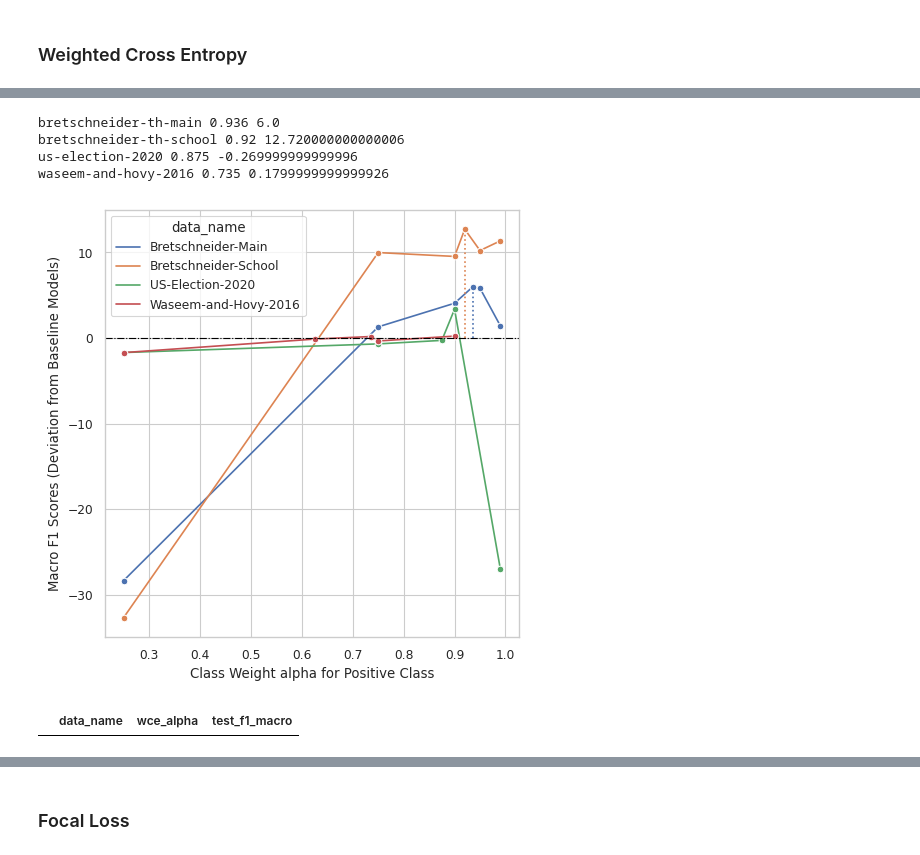
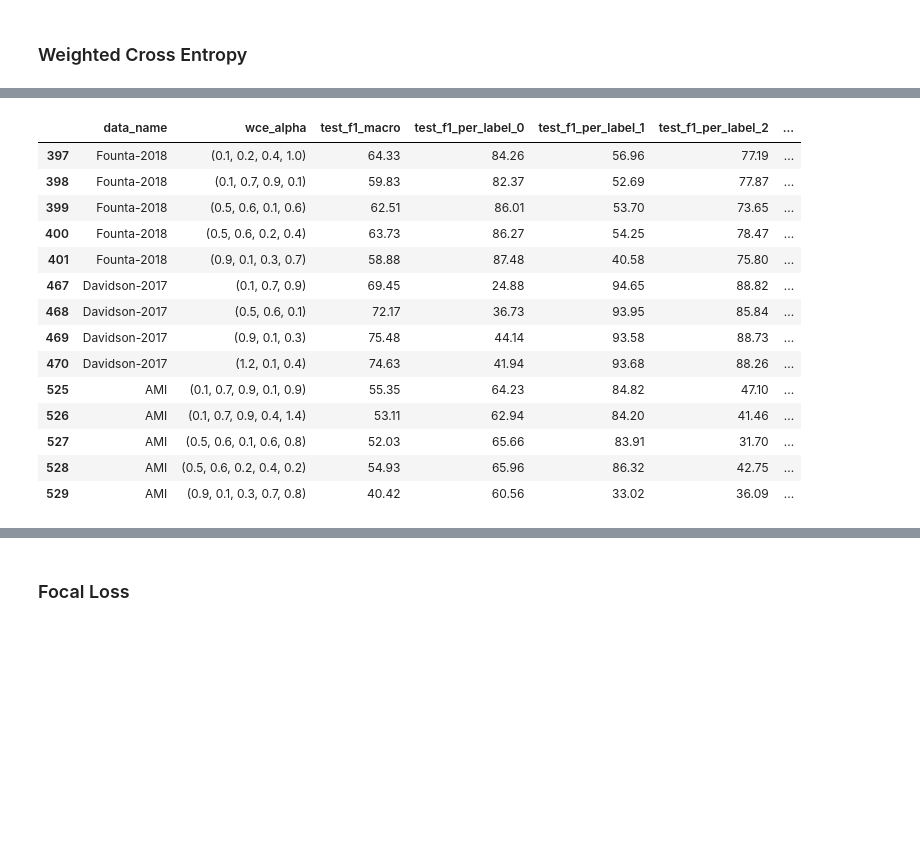
Before and after one commit to zhangyaqi20/imbalanced_text_classification, a Jupyter notebook: extract_mlflow_results.ipynb, the cells around one changed output, grey strips where cells are left out. Saved outputs shown, nothing was run; the diff lists cells and outputs as text; code cells hidden in the pictures; blank space fills up the shorter version.

```diff
--- a/extract_mlflow_results.ipynb
+++ b/extract_mlflow_results.ipynb
@@ -4,9 +4,12 @@ import ast
 import pandas as pd
 
 # 'gao-2018-fhc',
-bin_data_names = ['bretschneider-th-main', 'twitter-hate-speech-tsa', 'bretschneider-th-school', 'gibert-2018-shs', 'us-election-2020', 'cmsb-tsd', 'waseem-and-hovy-2016']
+bin_data_names = ['twitter-hate-speech-tsa', 'civil-comments', 'gibert-2018-shs', 'us-election-2020', 'cmsb-tsd']
 multi_class_data_names = ['founta-2018-thas', 'davidson-thon', 'ami']
-data_names = bin_data_names + multi_class_data_names
+eval_data_names = bin_data_names + multi_class_data_names
+
+compare_rho_data_names = ['gao-2018-fhc', 'gao-2018-fhc_rho=5.0', 'gao-2018-fhc_rho=10.0', 'gao-2018-fhc_rho=15.0', 'gao-2018-fhc_rho=20.0',
+                            'waseem-and-hovy-2016', 'waseem-and-hovy-2016_rho=5.0', 'waseem-and-hovy-2016_rho=10.0', 'waseem-and-hovy-2016_rho=15.0', 'waseem-and-hovy-2016_rho=20.0']
 
 data_cols = ["data_name", "num_classes", "data_type", "size", "rho", "distribution"]
 variant_cols = ['variant', 'sampling_modifiedRS_rho', 'sampling_weightedRS_percentage', 'augmentation_rho', 'augmentation_percentage', 'augmentation_top_k', 'wce_alpha', 'fl_gamma', "augmentation_bert_top_k"]
@@ -14,7 +17,7 @@ metric_suffices = ['f1_macro', 'f1_per_label_0', 'f1_per_label_1', 'f1_per_label
 metrics_cols = [f'train_{suffix}' for suffix in metric_suffices] + [f'val_{suffix}' for suffix in metric_suffices] + [f'test_{suffix}' for suffix in metric_suffices]
 cols_raw = data_cols + variant_cols + ['pl_seed'] + metrics_cols + ["best_epoch"] + ['mlflow_run_id']
 
-cols_seeds_mean = data_cols + variant_cols[:-1] + ['val_f1_macro', 'test_f1_macro', 'test_f1_macro_std'] + [f'test_{suffix}' for suffix in metric_suffices[1:]]
+cols_seeds_mean = data_cols + variant_cols[:-1] + ['val_f1_macro', 'test_f1_macro', 'test_f1_macro_std'] + [metric for metric in metrics_cols if metric not in ['val_f1_macro', 'test_f1_macro', 'test_f1_macro_std']]
 
 results_excel_path = "results_all.xlsx"
 cols_results = data_cols + variant_cols[:-1] + ['test_f1_macro', 'test_f1_macro_std']
@@ -110,7 +125,10 @@ def get_value_by_run_id(data_dir, run_id, key):
     if value is None:
         value = "-"
         if "train" in key or "val" in key or "test" in key:
-            value = 0
+            if "per_label" in key:
+                value = 0
+            else:
+                raise RuntimeError(f"This run log {data_dir + run_id} does not have test metrics. ")
     return value
 
 def get_best_epoch_by_run_id(data_dir, run_id):
@@ -169,6 +187,8 @@ def aggregate_results(data_name, writer):
     df_val_f1_max = df_seeds_mean.loc[df_seeds_mean.groupby(["variant"])['val_f1_macro'].idxmax()].reset_index(drop=True)
     return df, df_seeds_mean, df_val_f1_max
 # %%
+data_names = eval_data_names
+
 writer = pd.ExcelWriter(results_excel_path)
 df_all_raw_results = pd.DataFrame(columns=cols_raw)
 df_all_mean_results = pd.DataFrame(columns=cols_seeds_mean)
@@ -257,9 +259,8 @@ sns.color_palette()
  (0.8, 0.7254901960784313, 0.4549019607843137),
  (0.39215686274509803, 0.7098039215686275, 0.803921568627451)]
 # %%
-data_name_orig2display = {'bretschneider-th-main': 'Bretschneider-Main',
-                            'twitter-hate-speech-tsa': 'Twitter-Hate-Speech',
-                            'bretschneider-th-school': 'Bretschneider-School',
+data_name_orig2display = {'twitter-hate-speech-tsa': 'Twitter-Hate-Speech',
+                            'civil-comments': 'Civil-Comments',
                             'gibert-2018-shs': 'Gibert-2018',
                             'us-election-2020': 'US-Election-2020',
                             'cmsb-tsd': 'CMSB',
@@ -394,37 +394,21 @@ df_mean_wce
-# %%
-import seaborn as sns
-import matplotlib.pyplot as plt
-fig, ax = plt.subplots(figsize=(5,5))
-sns.lineplot(x="wce_alpha", y="pos_f1_delta", data=df_mean_wce, hue="data_name", marker="o", ax=ax)
-
-data2alpha = {"bretschneider-th-main": 0.936, "bretschneider-th-school": 0.92, "us-election-2020": 0.875, "waseem-and-hovy-2016": 0.735}
-for i, (data_name, alpha) in enumerate(data2alpha.items()):
-    where_is_alpha = (df_mean_wce["data_name"] == data_name_orig2display[data_name]) & (df_mean_wce["wce_alpha"] == alpha)
-    delta = df_mean_wce.loc[where_is_alpha, "pos_f1_delta"].values[0]
-    print(data_name, alpha, delta)
-    ymin = min(0, delta)
-    ymax = max(0, delta)
-    ax.plot((data2alpha[data_name], data2alpha[data_name]), (ymin, ymax), color=sns.color_palette()[i], ls=":")
-# rho_ticks = rhos_unique
-# ax.set_xticks(rho_ticks, labels=rho_ticks, rotation=90)
-ax.set_xlabel("Class Weight alpha for Positive Class")
-# # delta_ticks = [y for y in list(range(-2, 8, 2))]
-# # ax.set_yticks(delta_ticks)
-ax.set_ylabel("Macro F1 Scores (Deviation from Baseline Models)")
-# # '-', '--', '-.', ':', 'None', ' ', '', 'solid', 'dashed', 'dashdot', 'dotted'
-ax.axhline(y=0, linewidth=0.8, color="black", ls="-.")
-ax.figure.tight_layout()
-ax.figure.savefig('output_figure.svg', dpi=600, bbox_inches="tight")
-# %% [output]
-bretschneider-th-main 0.936 6.0
-bretschneider-th-school 0.92 12.720000000000006
-us-election-2020 0.875 -0.269999999999996
-waseem-and-hovy-2016 0.735 0.1799999999999926
-[figure, removed]
 # %%
 conditions = (df_all_mean_results["variant"] == "wce") & (df_all_mean_results["num_classes"] > 2)
-df_mean_wce_multi = df_all_mean_results[conditions][["data_name", "wce_alpha", "test_f1_macro"]]
+df_mean_wce_multi = df_all_mean_results[conditions][["data_name", "wce_alpha", "test_f1_macro", 'test_f1_per_label_0', 'test_f1_per_label_1', 'test_f1_per_label_2', 'test_f1_per_label_3', 'test_f1_per_label_4']]
 df_mean_wce_multi["data_name"] = df_mean_wce_multi["data_name"].map(data_name_orig2display)
 df_mean_wce_multi
 # %% [output]
-|  | data_name | wce_alpha | test_f1_macro |
+|  | data_name | wce_alpha | test_f1_macro | test_f1_per_label_0 | test_f1_per_label_1 | test_f1_per_label_2 | ... |
+| 397 | Founta-2018 | (0.1, 0.2, 0.4, 1.0) | 64.33 | 84.26 | 56.96 | 77.19 | ... |
+| 398 | Founta-2018 | (0.1, 0.7, 0.9, 0.1) | 59.83 | 82.37 | 52.69 | 77.87 | ... |
+| 399 | Founta-2018 | (0.5, 0.6, 0.1, 0.6) | 62.51 | 86.01 | 53.70 | 73.65 | ... |
+| 400 | Founta-2018 | (0.5, 0.6, 0.2, 0.4) | 63.73 | 86.27 | 54.25 | 78.47 | ... |
+| 401 | Founta-2018 | (0.9, 0.1, 0.3, 0.7) | 58.88 | 87.48 | 40.58 | 75.80 | ... |
+| 467 | Davidson-2017 | (0.1, 0.7, 0.9) | 69.45 | 24.88 | 94.65 | 88.82 | ... |
+| 468 | Davidson-2017 | (0.5, 0.6, 0.1) | 72.17 | 36.73 | 93.95 | 85.84 | ... |
+| 469 | Davidson-2017 | (0.9, 0.1, 0.3) | 75.48 | 44.14 | 93.58 | 88.73 | ... |
+| 470 | Davidson-2017 | (1.2, 0.1, 0.4) | 74.63 | 41.94 | 93.68 | 88.26 | ... |
+| 525 | AMI | (0.1, 0.7, 0.9, 0.1, 0.9) | 55.35 | 64.23 | 84.82 | 47.10 | ... |
+| 526 | AMI | (0.1, 0.7, 0.9, 0.4, 1.4) | 53.11 | 62.94 | 84.20 | 41.46 | ... |
+| 527 | AMI | (0.5, 0.6, 0.1, 0.6, 0.8) | 52.03 | 65.66 | 83.91 | 31.70 | ... |
+| 528 | AMI | (0.5, 0.6, 0.2, 0.4, 0.2) | 54.93 | 65.96 | 86.32 | 42.75 | ... |
+| 529 | AMI | (0.9, 0.1, 0.3, 0.7, 0.8) | 40.42 | 60.56 | 33.02 | 36.09 | ... |
```
Also changed, not shown: parts of 28 cells of this notebook, 13 other files.
